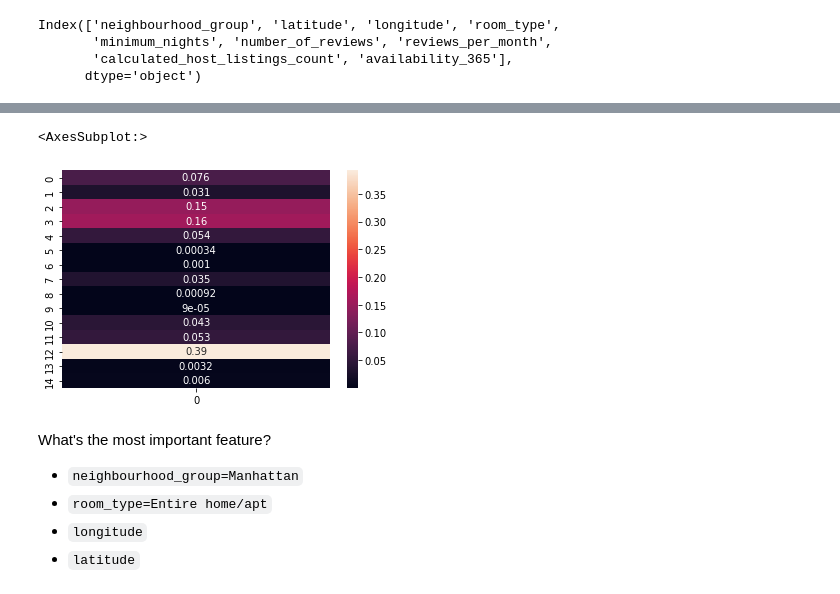
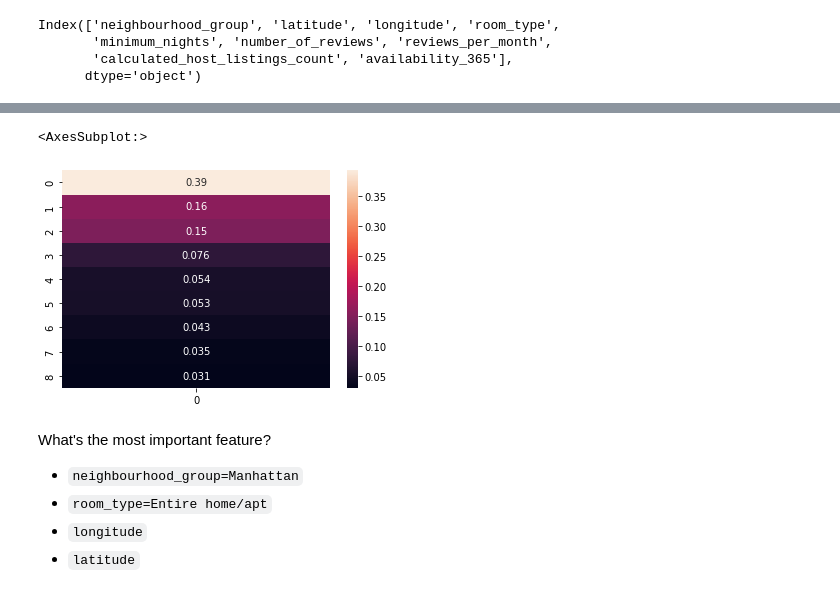
Before and after one commit to RCSnyder/machine-learning-zoom-camp, a Jupyter notebook: src/Chapters/06-trees/homework_6.ipynb, the cells around one changed output, grey strips where cells are left out. Drawn from its saved outputs; the diff is of its cells as text; code cells hidden in the pictures.

```diff
--- a/src/Chapters/06-trees/homework_6.ipynb
+++ b/src/Chapters/06-trees/homework_6.ipynb
@@ -270,7 +292,7 @@ For this homework question, we'll find the most important feature:
     * `n_jobs=-1` (optional)
 * Get the feature importance information from this model
 # %%
-dt_2 = RandomForestRegressor(n_estimators=10, max_depth=20, random_state=1)
+dt_2 = RandomForestRegressor(n_estimators=10, max_depth=10, random_state=1)
 dt_2.fit(X_train, y_train)
 score_2 = dt_2.score(X_val, y_val)
 
@@ -291,3 +313,8 @@ Index(['neighbourhood_group', 'latitude', 'longitude', 'room_type',
        'minimum_nights', 'number_of_reviews', 'reviews_per_month',
        'calculated_host_listings_count', 'availability_365'],
       dtype='object')
+# %%
+importances = list(zip(dv.feature_names_, dt_2.feature_importances_))
+df_importance = pd.DataFrame(importances, columns=['feature', 'gain'])
+df_importance = df_importance.sort_values(by='gain', ascending=False)
+df_importance
@@ -293,0 +338,8 @@ Index(['neighbourhood_group', 'latitude', 'longitude', 'room_type',
+# %%
+df_importance = df_importance[df_importance.gain > 0.01]
+
+num = len(df_importance)
+plt.barh(range(num), df_importance.gain[::-1])
+plt.yticks(range(num), df_importance.feature[::-1])
+
+plt.show()
@@ -294,8 +361,8 @@ Index(['neighbourhood_group', 'latitude', 'longitude', 'room_type',
 # %%
-sns.heatmap(dt_2.feature_importances_.reshape(15,1), annot=True)
+sns.heatmap(df_importance.gain.values.reshape(9,1), annot=True)
 # %% [output]
 <AxesSubplot:>
-[figure, old version]
+[figure, new version]
 # %% [markdown]
 What's the most important feature?
 
```
Also changed, not shown: parts of 17 cells of this notebook.
